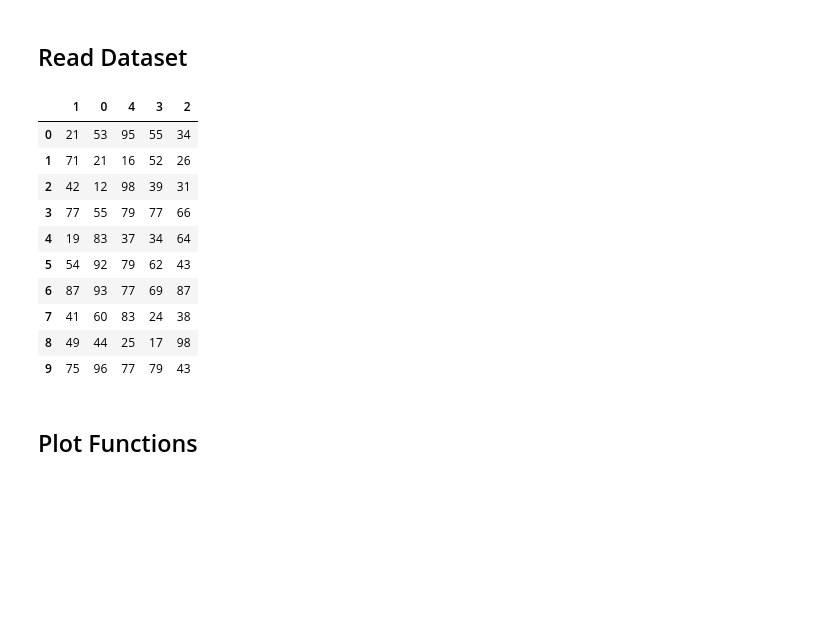
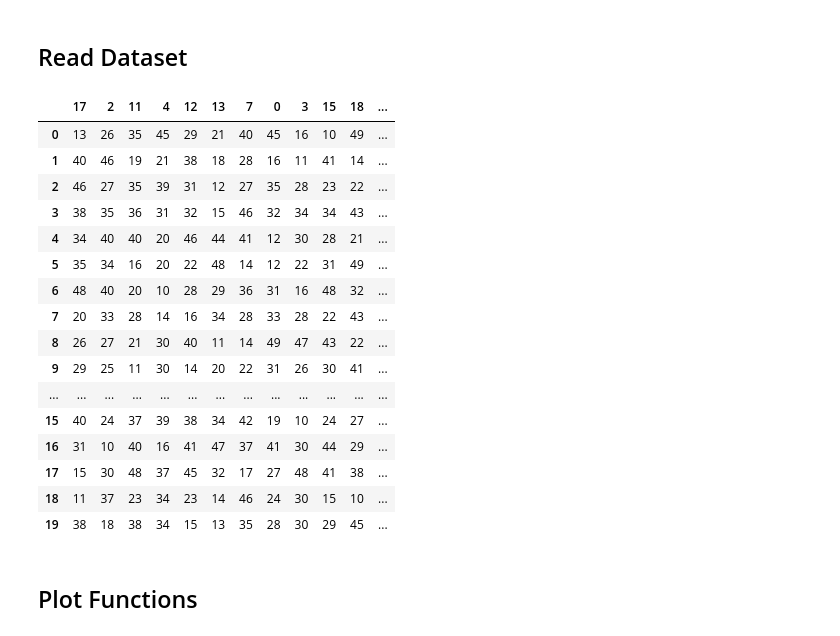
Before and after one commit to Marina-LA/Job-Shop-Scheduling-Genetic-Algorithm, a Jupyter notebook: jssp-ga.ipynb, the cells around one changed output. Saved outputs shown, nothing was run; the diff lists cells and outputs as text; code cells hidden in the pictures; blank space fills up the shorter version.

Commit message:
Modified JSSP problems and added .gitignore

```diff
--- a/jssp-ga.ipynb
+++ b/jssp-ga.ipynb
@@ -26,20 +26,26 @@ def read_data(file):
     result_df = pd.DataFrame(matrix).fillna(0).astype(int)
     return result_df
 # %%
-data = read_data("JSSP-problems/la01.xlsx")
+data = read_data("JSSP-problems/yn1.xlsx")
 data
 # %% [output]
-|  | 1 | 0 | 4 | 3 | 2 |
-| 0 | 21 | 53 | 95 | 55 | 34 |
-| 1 | 71 | 21 | 16 | 52 | 26 |
-| 2 | 42 | 12 | 98 | 39 | 31 |
-| 3 | 77 | 55 | 79 | 77 | 66 |
-| 4 | 19 | 83 | 37 | 34 | 64 |
-| 5 | 54 | 92 | 79 | 62 | 43 |
-| 6 | 87 | 93 | 77 | 69 | 87 |
-| 7 | 41 | 60 | 83 | 24 | 38 |
-| 8 | 49 | 44 | 25 | 17 | 98 |
-| 9 | 75 | 96 | 77 | 79 | 43 |
+|  | 17 | 2 | 11 | 4 | 12 | 13 | 7 | 0 | 3 | 15 | 18 | ... |
+| 0 | 13 | 26 | 35 | 45 | 29 | 21 | 40 | 45 | 16 | 10 | 49 | ... |
+| 1 | 40 | 46 | 19 | 21 | 38 | 18 | 28 | 16 | 11 | 41 | 14 | ... |
+| 2 | 46 | 27 | 35 | 39 | 31 | 12 | 27 | 35 | 28 | 23 | 22 | ... |
+| 3 | 38 | 35 | 36 | 31 | 32 | 15 | 46 | 32 | 34 | 34 | 43 | ... |
+| 4 | 34 | 40 | 40 | 20 | 46 | 44 | 41 | 12 | 30 | 28 | 21 | ... |
+| 5 | 35 | 34 | 16 | 20 | 22 | 48 | 14 | 12 | 22 | 31 | 49 | ... |
+| 6 | 48 | 40 | 20 | 10 | 28 | 29 | 36 | 31 | 16 | 48 | 32 | ... |
+| 7 | 20 | 33 | 28 | 14 | 16 | 34 | 28 | 33 | 28 | 22 | 43 | ... |
+| 8 | 26 | 27 | 21 | 30 | 40 | 11 | 14 | 49 | 47 | 43 | 22 | ... |
+| 9 | 29 | 25 | 11 | 30 | 14 | 20 | 22 | 31 | 26 | 30 | 41 | ... |
+| ... | ... | ... | ... | ... | ... | ... | ... | ... | ... | ... | ... | ... |
+| 15 | 40 | 24 | 37 | 39 | 38 | 34 | 42 | 19 | 10 | 24 | 27 | ... |
+| 16 | 31 | 10 | 40 | 16 | 41 | 47 | 37 | 41 | 30 | 44 | 29 | ... |
+| 17 | 15 | 30 | 48 | 37 | 45 | 32 | 17 | 27 | 48 | 41 | 38 | ... |
+| 18 | 11 | 37 | 23 | 34 | 23 | 14 | 46 | 24 | 30 | 15 | 10 | ... |
+| 19 | 38 | 18 | 38 | 34 | 15 | 13 | 35 | 28 | 30 | 29 | 45 | ... |
 # %% [markdown]
 ## Plot Functions
 # %%
```
Also changed, not shown: parts of 7 cells of this notebook, 3 other files.
